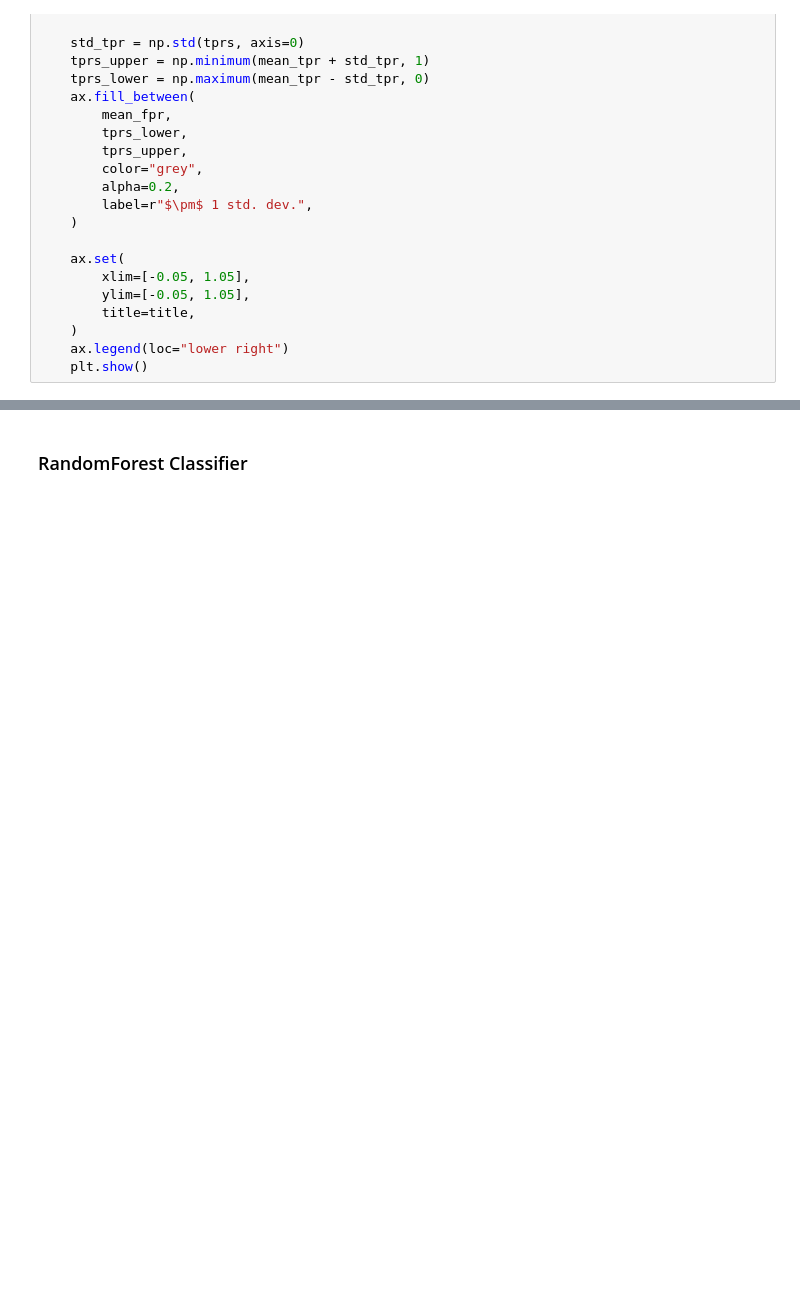
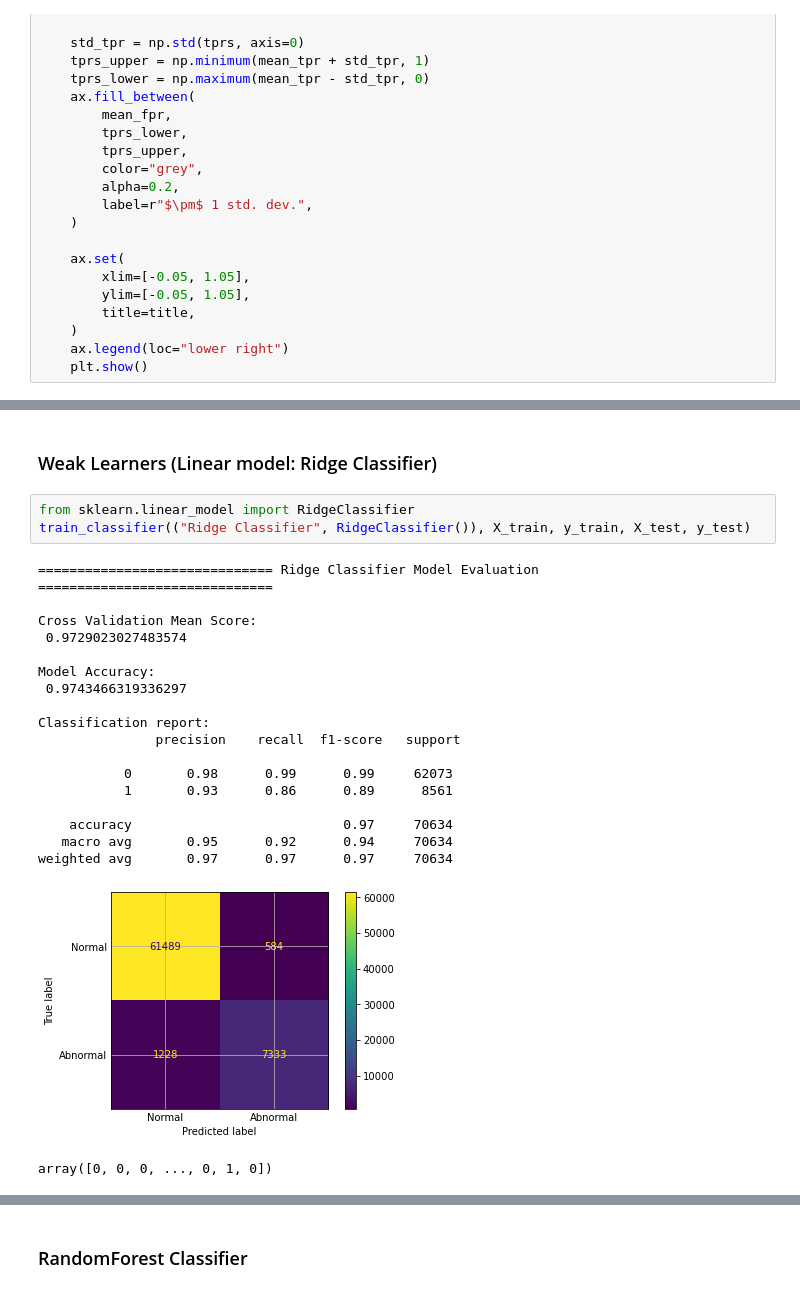
Before and after one commit to g7an/Security-Analytics-Final-Project, a Jupyter notebook: ML.ipynb, the cells around one changed output, grey strips where cells are left out. Saved outputs shown, nothing was run; the diff lists cells and outputs as text; blank space fills up the shorter version.

```diff
--- a/ML.ipynb
+++ b/ML.ipynb
@@ -309,0 +339,25 @@ def plot_kfold_roc_curve(classifier,X,y,title):
+# %% [markdown]
+### Weak Learners (Linear model: Ridge Classifier)
+# %%
+from sklearn.linear_model import RidgeClassifier
+train_classifier(("Ridge Classifier", RidgeClassifier()), X_train, y_train, X_test, y_test)
+# %% [output]
+============================== Ridge Classifier Model Evaluation ==============================
+
+Cross Validation Mean Score:
+ 0.9729023027483574
+
+Model Accuracy:
+ 0.9743466319336297
+
+Classification report:
+               precision    recall  f1-score   support
+
+           0       0.98      0.99      0.99     62073
+           1       0.93      0.86      0.89      8561
+
+    accuracy                           0.97     70634
+   macro avg       0.95      0.92      0.94     70634
+weighted avg       0.97      0.97      0.97     70634
+[figure, added]
+array([0, 0, 0, ..., 0, 1, 0])
```
Also changed, not shown: parts of 7 cells of this notebook.
